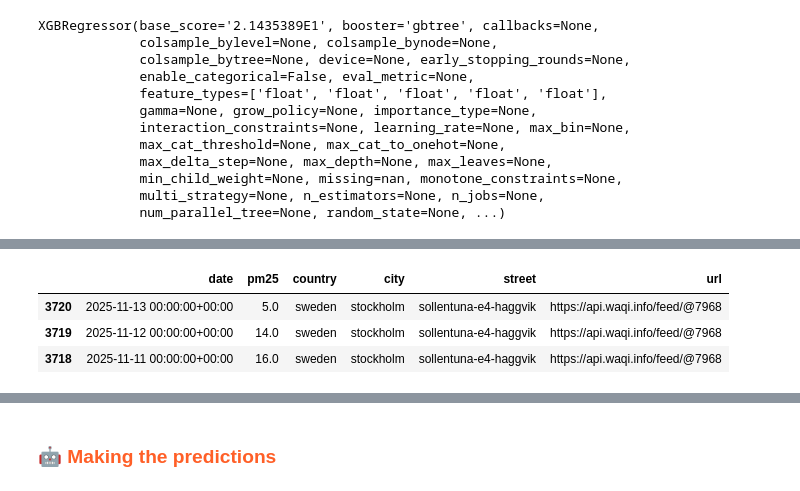
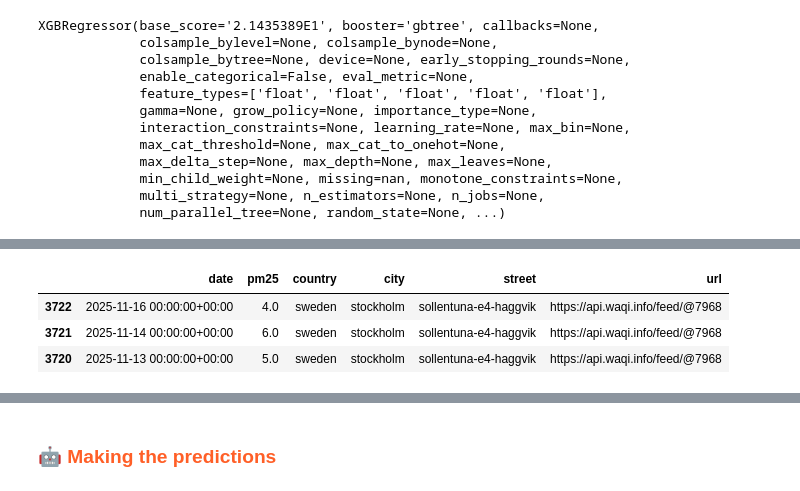
Before and after one commit to fzohra-ux/mlfs-book, a Jupyter notebook: notebooks/airquality/4_air_quality_batch_inference-v2.ipynb, the cells around one changed output, grey strips where cells are left out. Drawn from its saved outputs; the diff is of its cells as text; code cells hidden in the pictures.

```diff
--- a/notebooks/airquality/4_air_quality_batch_inference-v2.ipynb
+++ b/notebooks/airquality/4_air_quality_batch_inference-v2.ipynb
@@ -183,5 +137,4 @@ air_quality_fg=fs.get_feature_group(
     version=1,
 )
 air_quality_df = air_quality_fg.read()
-air_quality_df = air_quality_df.sort_values("date", ascending=False).iloc[0:3]
 # %% [output]
@@ -215,7 +142,7 @@ air_quality_df_2
 # %%
-air_quality_df
+air_quality_df.sort_values("date", ascending=False).head(3)
 # %% [output]
 |  | date | pm25 | country | city | street | url |
+| 3722 | 2025-11-16 00:00:00+00:00 | 4.0 | sweden | stockholm | sollentuna-e4-haggvik | https://api.waqi.info/feed/@7968 |
+| 3721 | 2025-11-14 00:00:00+00:00 | 6.0 | sweden | stockholm | sollentuna-e4-haggvik | https://api.waqi.info/feed/@7968 |
 | 3720 | 2025-11-13 00:00:00+00:00 | 5.0 | sweden | stockholm | sollentuna-e4-haggvik | https://api.waqi.info/feed/@7968 |
-| 3719 | 2025-11-12 00:00:00+00:00 | 14.0 | sweden | stockholm | sollentuna-e4-haggvik | https://api.waqi.info/feed/@7968 |
-| 3718 | 2025-11-11 00:00:00+00:00 | 16.0 | sweden | stockholm | sollentuna-e4-haggvik | https://api.waqi.info/feed/@7968 |
```
Also changed, not shown: parts of 27 cells of this notebook, 5 other files.
